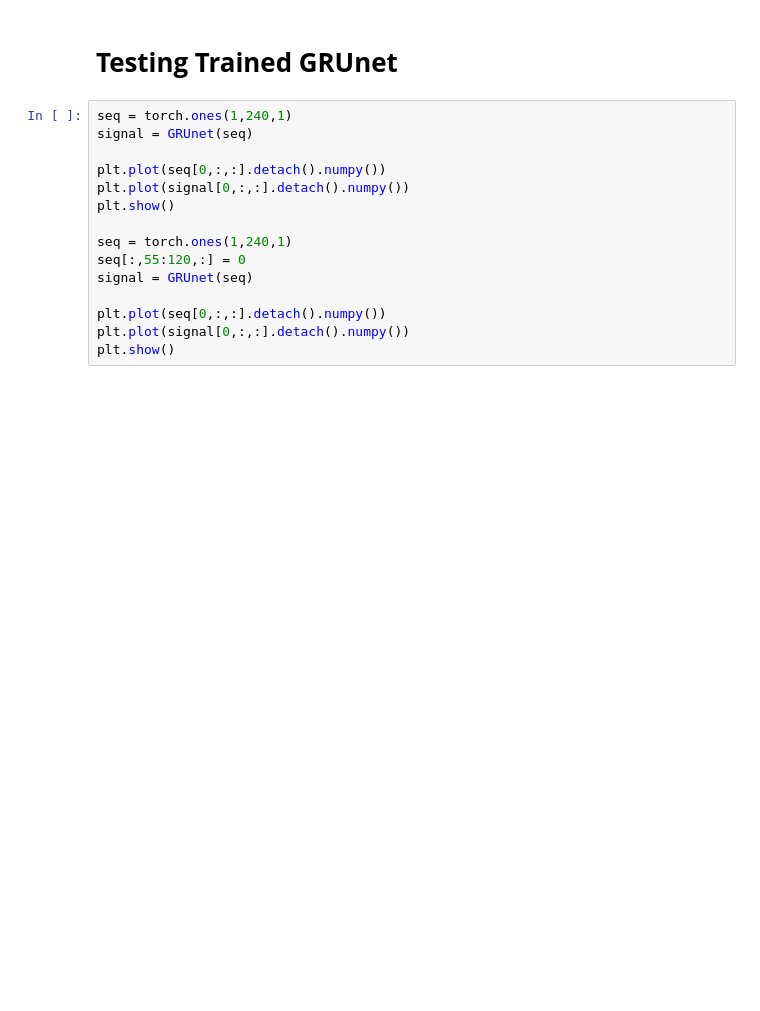
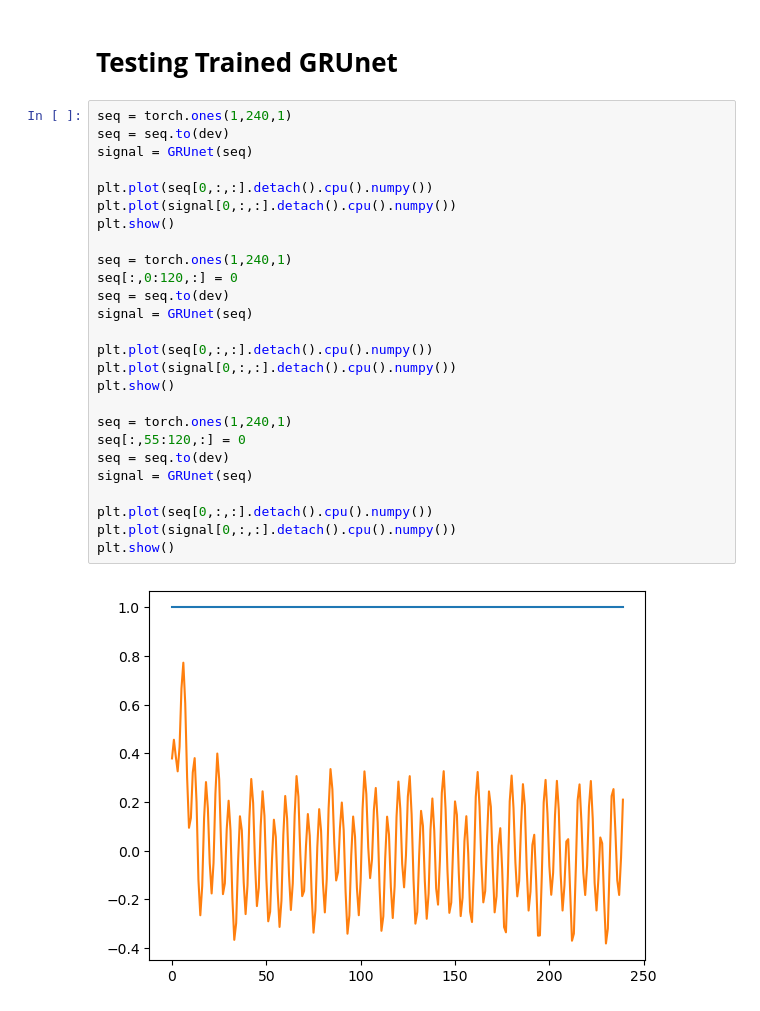
Before and after one commit to gregogiudici/Dynamic-Interpolation, a Jupyter notebook: GRU_new_dataset.ipynb, the cells around one changed output. Saved outputs shown, nothing was run; the diff lists cells and outputs as text; blank space fills up the shorter version.

```diff
--- a/GRU_new_dataset.ipynb
+++ b/GRU_new_dataset.ipynb
@@ -253,16 +280,29 @@ GRUnet = train_and_test_GRU(hidden_size=64, n_hidden_layers=1, train_data=train_
 # **Testing Trained GRUnet**
 # %%
 seq = torch.ones(1,240,1)
+seq = seq.to(dev)
 signal = GRUnet(seq)
 
-plt.plot(seq[0,:,:].detach().numpy())
-plt.plot(signal[0,:,:].detach().numpy())
+plt.plot(seq[0,:,:].detach().cpu().numpy())
+plt.plot(signal[0,:,:].detach().cpu().numpy())
+plt.show()
+
+seq = torch.ones(1,240,1)
+seq[:,0:120,:] = 0
+seq = seq.to(dev)
+signal = GRUnet(seq)
+
+plt.plot(seq[0,:,:].detach().cpu().numpy())
+plt.plot(signal[0,:,:].detach().cpu().numpy())
 plt.show()
 
 seq = torch.ones(1,240,1)
 seq[:,55:120,:] = 0
+seq = seq.to(dev)
 signal = GRUnet(seq)
 
-plt.plot(seq[0,:,:].detach().numpy())
-plt.plot(signal[0,:,:].detach().numpy())
+plt.plot(seq[0,:,:].detach().cpu().numpy())
+plt.plot(signal[0,:,:].detach().cpu().numpy())
 plt.show()
+# %% [output]
+[figure, added]
```
Also changed, not shown: parts of 8 cells of this notebook, 5 other files.
